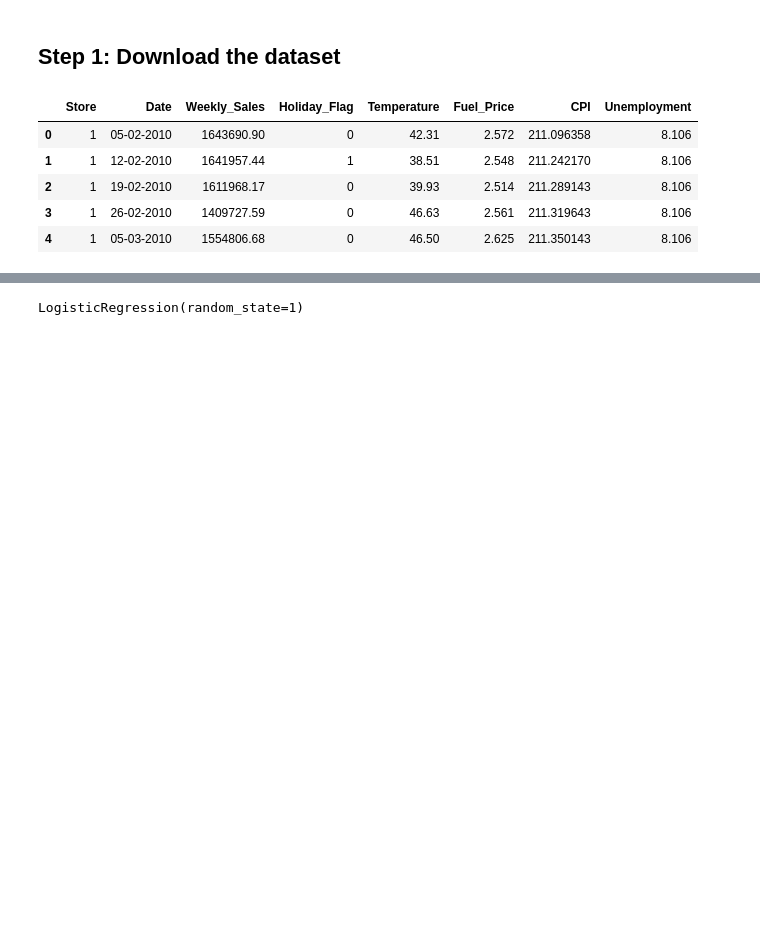
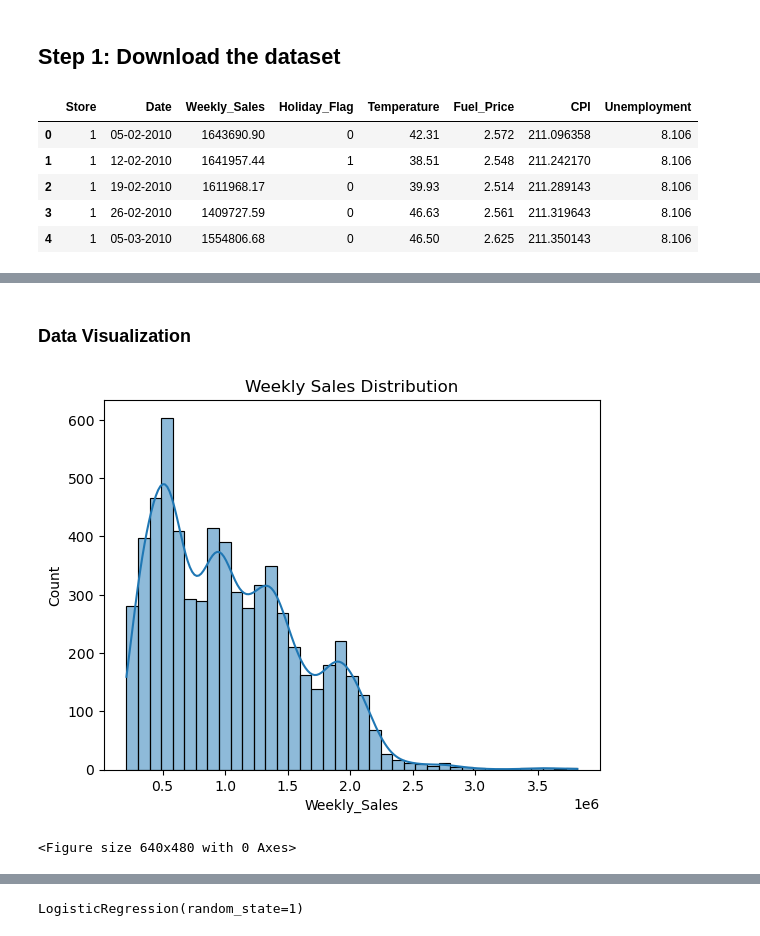
Before and after one commit to Omeesha28/Final_project, a Jupyter notebook: main.ipynb, the cells around one changed output, grey strips where cells are left out. Saved outputs shown, nothing was run; the diff lists cells and outputs as text; code cells hidden in the pictures; blank space fills up the shorter version.

Commit message:
adding consolidated code and graph images

```diff
--- a/main.ipynb
+++ b/main.ipynb
@@ -193,0 +90,12 @@ fig.update_layout(xaxis_title='Store', yaxis_title='Weekly Sales')
+# %% [markdown]
+### Data Visualization
+# %%
+# Plot weekly sales distribution
+sns.histplot(df['Weekly_Sales'], kde=True)
+plt.title('Weekly Sales Distribution')
+plt.show()
+# Save the figure as a PNG image with a transparent background
+plt.savefig('weekly_sales_distribution.png', transparent=True)
+# %% [output]
+[figure, added]
+<Figure size 640x480 with 0 Axes>
```
Also changed, not shown: parts of 80 cells of this notebook, 17 other files.
